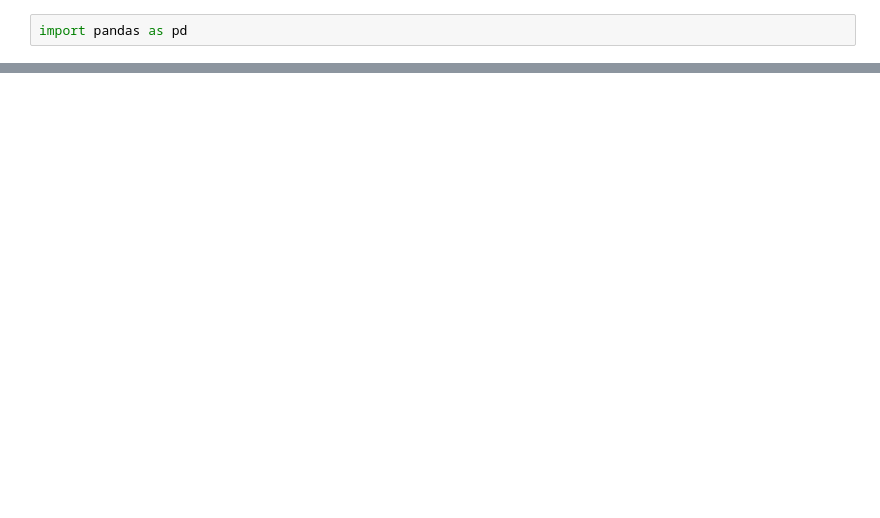
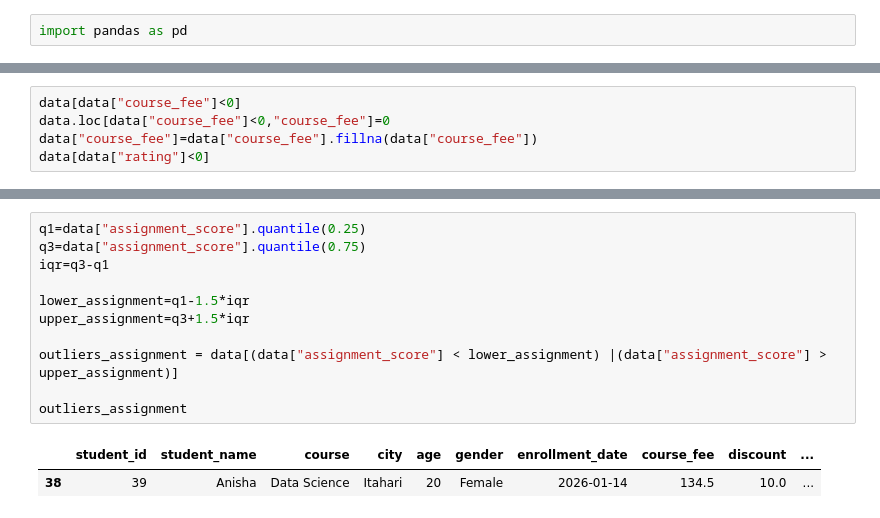
Before and after one commit to Bishwash074/ai_udan, a Jupyter notebook: assignment3.ipynb, the cells around one changed output, grey strips where cells are left out. Saved outputs shown, nothing was run; the diff lists cells and outputs as text; blank space fills up the shorter version.

```diff
--- a/assignment3.ipynb
+++ b/assignment3.ipynb
@@ -31,0 +80,5 @@ data.drop_duplicates(subset="student_id",keep="first",inplace=True)
+# %%
+data[data["course_fee"]<0]
+data.loc[data["course_fee"]<0,"course_fee"]=0
+data["course_fee"]=data["course_fee"].fillna(data["course_fee"])
+data[data["rating"]<0]
@@ -31,0 +128,14 @@ data.drop_duplicates(subset="student_id",keep="first",inplace=True)
+# %%
+q1=data["assignment_score"].quantile(0.25)
+q3=data["assignment_score"].quantile(0.75)
+iqr=q3-q1
+
+lower_assignment=q1-1.5*iqr
+upper_assignment=q3+1.5*iqr
+
+outliers_assignment = data[(data["assignment_score"] < lower_assignment) |(data["assignment_score"] > upper_assignment)]
+
+outliers_assignment
+# %% [output]
+|  | student_id | student_name | course | city | age | gender | enrollment_date | course_fee | discount | ... |
+| 38 | 39 | Anisha | Data Science | Itahari | 20 | Female | 2026-01-14 | 134.5 | 10.0 | ... |
```
Also changed, not shown: parts of 14 cells of this notebook, 5 other files.
